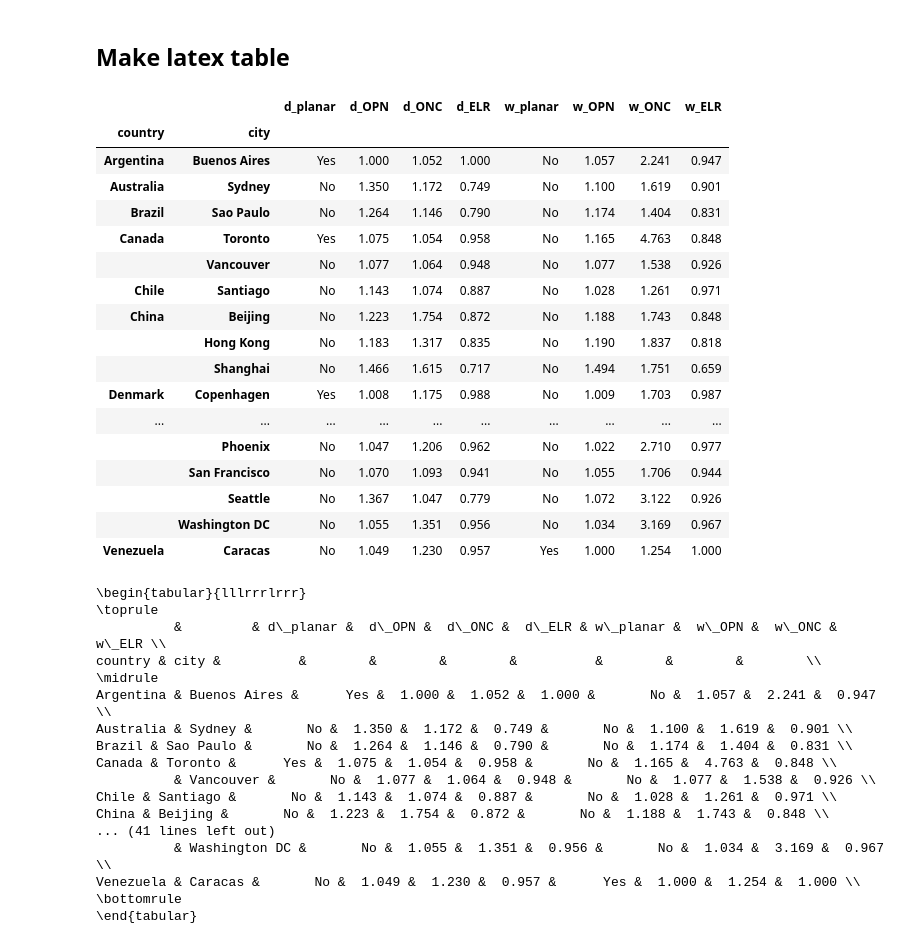
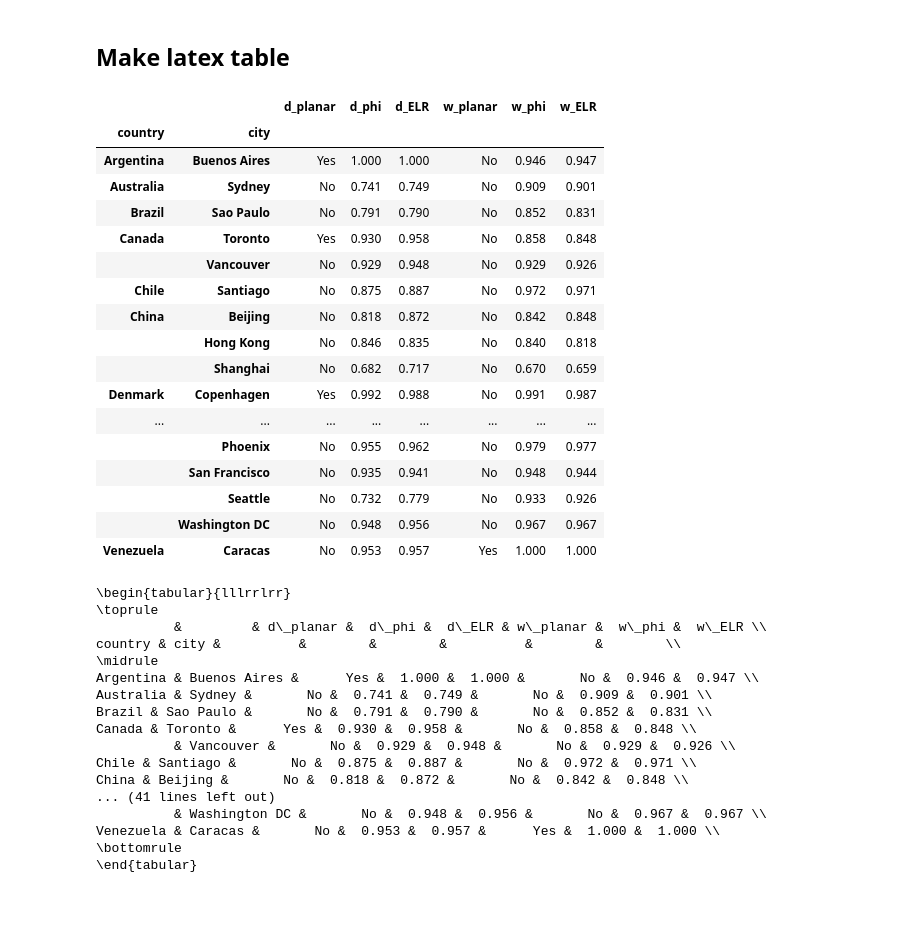
Before and after one commit to gboeing/planar-vs-nonplanar, a Jupyter notebook: planar-vs-nonplanar-across-cities.ipynb, the cells around one changed output. Drawn from its saved outputs; the diff is of its cells as text; code cells hidden in the pictures; blank space fills up the shorter version.

```diff
--- a/planar-vs-nonplanar-across-cities.ipynb
+++ b/planar-vs-nonplanar-across-cities.ipynb
@@ -138,6 +138,7 @@ for label, row in df_places.iterrows():
                           'mean_edge_length' : mean_edge_length,
                           'mean_planar_segment_length' : mean_planar_segment_length,
                           'edge_length_ratio' : edge_length_ratio,
+                          'phi' : 1 / planar_nonplanar_overcount,
                           'is_planar' : is_planar,
                           'runtime' : runtime}
                 results.append(result)
@@ -319,11 +320,11 @@ drive = gdf[gdf['network_type']=='drive']
 def transform(data):
     return np.log(data)
 
-x = transform(gdf['overcount_planar_nonplanar'].copy())
+x = transform(gdf['phi'].copy())
 y = transform(gdf['edge_length_ratio'].copy())
-drive_x = transform(drive['overcount_planar_nonplanar'].copy())
+drive_x = transform(drive['phi'].copy())
 drive_y = transform(drive['edge_length_ratio'].copy())
-walk_x = transform(walk['overcount_planar_nonplanar'].copy())
+walk_x = transform(walk['phi'].copy())
 walk_y = transform(walk['edge_length_ratio'].copy())
 
 drive_slope, drive_intercept, drive_r_value, drive_p_value, drive_std_err = stats.linregress(drive_x, drive_y)
@@ -355,11 +356,11 @@ drive_line = ax.plot(x_line, drive_Y_est, c='k', alpha=0.35, linestyle=':', line
 walk_Y_est = x_line * walk_slope + walk_intercept
 walk_line = ax.plot(x_line, walk_Y_est, c='k', alpha=0.35, linestyle='--', linewidth=1, zorder=-1)
 
-ax.set_xlabel('log OPN')
+ax.set_xlabel('log phi')
 ax.set_ylabel('log ELR')
 plt.legend([drive_scatter, walk_scatter], ['drive', 'walk'])
 
-fig.savefig('data/regression_split.png', dpi=300)
+fig.savefig('data/regression_phi_split.png', dpi=300)
 plt.show()
 # %% [output]
 drive r^2 = 0.980
@@ -413,55 +414,54 @@ gdf2.iloc[gdf2.index.get_level_values('network_type') == 'walk'].to_csv('data/re
 # %% [markdown]
 ## Make latex table
 # %%
-cols = ['country', 'city', 'network_type', 'is_planar', 'overcount_planar_nonplanar',
-        'overcount_nonplanar_cleaned', 'edge_length_ratio']
+cols = ['country', 'city', 'network_type', 'is_planar', 'phi', 'edge_length_ratio']
 table = gdf[cols].reindex(cols, axis=1).set_index(['country', 'city', 'network_type']).unstack(level=2)
 table = table.swaplevel(i=0, j=1, axis=1)
 table.columns = ['_'.join(col).strip() for col in table.columns]
 table = table.rename(columns={'drive_edge_length_ratio' : 'd_ELR', 'drive_is_planar' : 'd_planar',
-                      'drive_overcount_nonplanar_cleaned' : 'd_ONC', 'drive_overcount_planar_nonplanar' : 'd_OPN',
+                      'drive_phi' : 'd_phi',
                       'walk_edge_length_ratio' : 'w_ELR', 'walk_is_planar' : 'w_planar',
-                      'walk_overcount_nonplanar_cleaned' : 'w_ONC', 'walk_overcount_planar_nonplanar' : 'w_OPN'})
-table = table.reindex(['d_planar', 'd_OPN', 'd_ONC', 'd_ELR', 'w_planar', 'w_OPN', 'w_ONC', 'w_ELR'], axis=1)
+                      'walk_phi' : 'w_phi'})
+table = table.reindex(['d_planar', 'd_phi', 'd_ELR', 'w_planar', 'w_phi', 'w_ELR'], axis=1)
 table['d_planar'] = table['d_planar'].map(lambda x: 'Yes' if x else 'No')
 table['w_planar'] = table['w_planar'].map(lambda x: 'Yes' if x else 'No')
 table
 # %% [output]
-|  |  | d_planar | d_OPN | d_ONC | d_ELR | w_planar | w_OPN | w_ONC | w_ELR |
-| country | city |  |  |  |  |  |  |  |  |
-| Argentina | Buenos Aires | Yes | 1.000 | 1.052 | 1.000 | No | 1.057 | 2.241 | 0.947 |
-| Australia | Sydney | No | 1.350 | 1.172 | 0.749 | No | 1.100 | 1.619 | 0.901 |
-| Brazil | Sao Paulo | No | 1.264 | 1.146 | 0.790 | No | 1.174 | 1.404 | 0.831 |
-| Canada | Toronto | Yes | 1.075 | 1.054 | 0.958 | No | 1.165 | 4.763 | 0.848 |
-|  | Vancouver | No | 1.077 | 1.064 | 0.948 | No | 1.077 | 1.538 | 0.926 |
-| Chile | Santiago | No | 1.143 | 1.074 | 0.887 | No | 1.028 | 1.261 | 0.971 |
-| China | Beijing | No | 1.223 | 1.754 | 0.872 | No | 1.188 | 1.743 | 0.848 |
-|  | Hong Kong | No | 1.183 | 1.317 | 0.835 | No | 1.190 | 1.837 | 0.818 |
-|  | Shanghai | No | 1.466 | 1.615 | 0.717 | No | 1.494 | 1.751 | 0.659 |
-| Denmark | Copenhagen | Yes | 1.008 | 1.175 | 0.988 | No | 1.009 | 1.703 | 0.987 |
-| ... | ... | ... | ... | ... | ... | ... | ... | ... | ... |
-|  | Phoenix | No | 1.047 | 1.206 | 0.962 | No | 1.022 | 2.710 | 0.977 |
-|  | San Francisco | No | 1.070 | 1.093 | 0.941 | No | 1.055 | 1.706 | 0.944 |
-|  | Seattle | No | 1.367 | 1.047 | 0.779 | No | 1.072 | 3.122 | 0.926 |
-|  | Washington DC | No | 1.055 | 1.351 | 0.956 | No | 1.034 | 3.169 | 0.967 |
-| Venezuela | Caracas | No | 1.049 | 1.230 | 0.957 | Yes | 1.000 | 1.254 | 1.000 |
+|  |  | d_planar | d_phi | d_ELR | w_planar | w_phi | w_ELR |
+| country | city |  |  |  |  |  |  |
+| Argentina | Buenos Aires | Yes | 1.000 | 1.000 | No | 0.946 | 0.947 |
+| Australia | Sydney | No | 0.741 | 0.749 | No | 0.909 | 0.901 |
+| Brazil | Sao Paulo | No | 0.791 | 0.790 | No | 0.852 | 0.831 |
+| Canada | Toronto | Yes | 0.930 | 0.958 | No | 0.858 | 0.848 |
+|  | Vancouver | No | 0.929 | 0.948 | No | 0.929 | 0.926 |
+| Chile | Santiago | No | 0.875 | 0.887 | No | 0.972 | 0.971 |
+| China | Beijing | No | 0.818 | 0.872 | No | 0.842 | 0.848 |
+|  | Hong Kong | No | 0.846 | 0.835 | No | 0.840 | 0.818 |
+|  | Shanghai | No | 0.682 | 0.717 | No | 0.670 | 0.659 |
+| Denmark | Copenhagen | Yes | 0.992 | 0.988 | No | 0.991 | 0.987 |
+| ... | ... | ... | ... | ... | ... | ... | ... |
+|  | Phoenix | No | 0.955 | 0.962 | No | 0.979 | 0.977 |
+|  | San Francisco | No | 0.935 | 0.941 | No | 0.948 | 0.944 |
+|  | Seattle | No | 0.732 | 0.779 | No | 0.933 | 0.926 |
+|  | Washington DC | No | 0.948 | 0.956 | No | 0.967 | 0.967 |
+| Venezuela | Caracas | No | 0.953 | 0.957 | Yes | 1.000 | 1.000 |
 # %%
 print(table.to_latex())
 # %% [output]
-\begin{tabular}{lllrrrlrrr}
+\begin{tabular}{lllrrlrr}
 \toprule
-          &         & d\_planar &  d\_OPN &  d\_ONC &  d\_ELR & w\_planar &  w\_OPN &  w\_ONC &  w\_ELR \\
-country & city &          &        &        &        &          &        &        &        \\
+          &         & d\_planar &  d\_phi &  d\_ELR & w\_planar &  w\_phi &  w\_ELR \\
+country & city &          &        &        &          &        &        \\
 \midrule
-Argentina & Buenos Aires &      Yes &  1.000 &  1.052 &  1.000 &       No &  1.057 &  2.241 &  0.947 \\
-Australia & Sydney &       No &  1.350 &  1.172 &  0.749 &       No &  1.100 &  1.619 &  0.901 \\
-Brazil & Sao Paulo &       No &  1.264 &  1.146 &  0.790 &       No &  1.174 &  1.404 &  0.831 \\
-Canada & Toronto &      Yes &  1.075 &  1.054 &  0.958 &       No &  1.165 &  4.763 &  0.848 \\
-          & Vancouver &       No &  1.077 &  1.064 &  0.948 &       No &  1.077 &  1.538 &  0.926 \\
-Chile & Santiago &       No &  1.143 &  1.074 &  0.887 &       No &  1.028 &  1.261 &  0.971 \\
-China & Beijing &       No &  1.223 &  1.754 &  0.872 &       No &  1.188 &  1.743 &  0.848 \\
+Argentina & Buenos Aires &      Yes &  1.000 &  1.000 &       No &  0.946 &  0.947 \\
+Australia & Sydney &       No &  0.741 &  0.749 &       No &  0.909 &  0.901 \\
+Brazil & Sao Paulo &       No &  0.791 &  0.790 &       No &  0.852 &  0.831 \\
+Canada & Toronto &      Yes &  0.930 &  0.958 &       No &  0.858 &  0.848 \\
+          & Vancouver &       No &  0.929 &  0.948 &       No &  0.929 &  0.926 \\
+Chile & Santiago &       No &  0.875 &  0.887 &       No &  0.972 &  0.971 \\
+China & Beijing &       No &  0.818 &  0.872 &       No &  0.842 &  0.848 \\
 ... (41 lines left out)
-          & Washington DC &       No &  1.055 &  1.351 &  0.956 &       No &  1.034 &  3.169 &  0.967 \\
-Venezuela & Caracas &       No &  1.049 &  1.230 &  0.957 &      Yes &  1.000 &  1.254 &  1.000 \\
+          & Washington DC &       No &  0.948 &  0.956 &       No &  0.967 &  0.967 \\
+Venezuela & Caracas &       No &  0.953 &  0.957 &      Yes &  1.000 &  1.000 \\
 \bottomrule
 \end{tabular}
```
Also changed, not shown: parts of 9 cells of this notebook, 23 other files.
